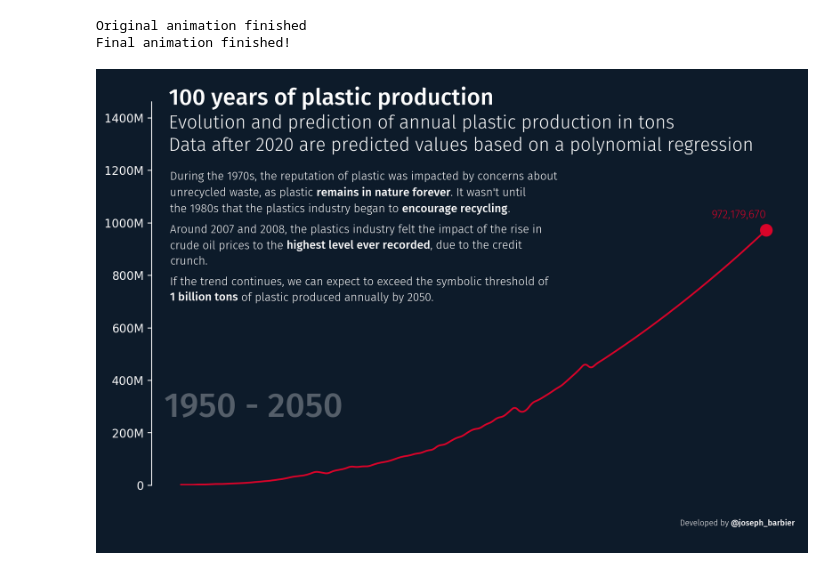
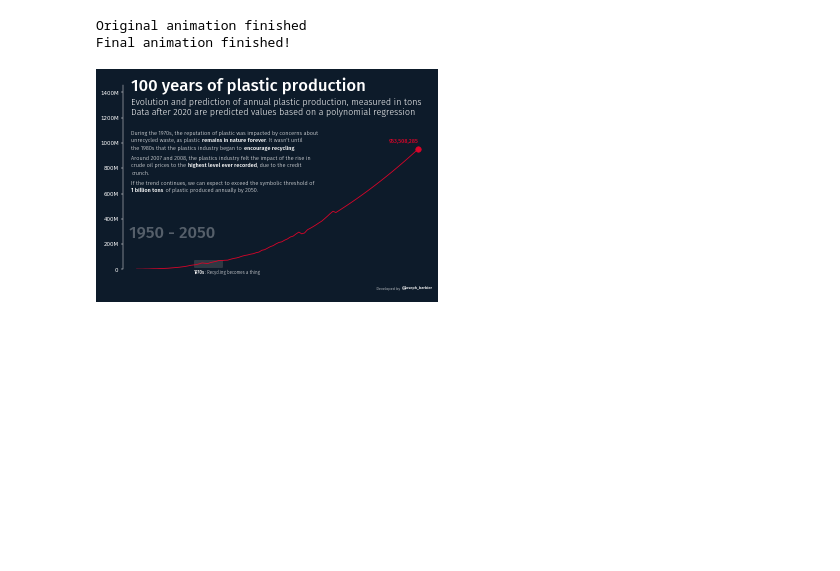
Before and after one commit to JosephBARBIERDARNAL/misc-dataviz, a Jupyter notebook: plastic-pollution/code.ipynb, the cells around one changed output. Drawn from its saved outputs; the diff is of its cells as text; code cells hidden in the pictures; blank space fills up the shorter version.

```diff
--- a/plastic-pollution/code.ipynb
+++ b/plastic-pollution/code.ipynb
@@ -19,7 +19,7 @@ from matplotlib import font_manager
 from matplotlib.font_manager import FontProperties
 
 # parameters
-interpolate = True
+interpolate = False
 interpolate_factor = 10
 
 # pre processing
@@ -86,8 +141,8 @@ def custom_formatter(x, pos):
 background_color = '#0d1b2a'
 text_color = 'white'
 line_color = '#d90429'
-dpi = 200
-initial_duration = 30
+dpi = 40
+initial_duration = 60 # 30
 
 # font
 personal_path = '/Users/josephbarbier/Library/Fonts/'
@@ -111,6 +166,11 @@ ax.set_facecolor(background_color)
 ax.tick_params(axis='y', colors=text_color)
 ax.spines[['left']].set_color(text_color)
 
+# Calculate y-values for the 1970s period
+y_1970s = df.loc[1970:1980, 'plastic-production']
+ymin_1970s = y_1970s.min()
+ymax_1970s = y_1970s.max()
+
 # Update function for the animation
 def update(frame):
 
@@ -125,6 +185,48 @@ def update(frame):
     # create the line chart
     ax.plot(subset_df.index, subset_df['plastic-production'], color=line_color)
     ax.scatter(subset_df.index[-1], subset_df['plastic-production'].values[-1], color=line_color, s=100)
+
+    # highlight the 70s
+    if 1950 + frame >= 1980:
+        rect = ax.axvspan(
+            1970, 1980,
+            ymin=ymin_1970s*0.3 / subset_df['plastic-production'].max(),
+            ymax=ymax_1970s*0.7 / subset_df['plastic-production'].max(),
+            color='grey', alpha=0.3,
+            zorder=-1
+        )
+        ax_text(
+            1970, ymax_1970s*0.05,
+            '<1970s>: Recycling becomes a thing',
+            fontsize=8,
+            color=text_color,
+            ha='left',
+            va='top',
+            font=font,
+            highlight_textprops=[{'font':bold_font}],
+            ax=ax
+        )
+
+    # highlight the 2005-2010 period
+    if 1950 + frame >= 2010:
+        rect = ax.axvspan(
+            2005, 2010,
+            ymin=0.3,
+            ymax=0.7,
+            color='grey', alpha=0.3,
+            zorder=-1
+        )
+        ax_text(
+            2005, ymax_1970s*0.05,
+            '<2007-2008>: Oil prices hit record high',
+            fontsize=8,
+            color=text_color,
+            ha='left',
+            va='top',
+            font=font,
+            highlight_textprops=[{'font':bold_font}],
+            ax=ax
+        )
 
     # annotate the last point
     ax_text(
@@ -163,7 +265,7 @@ def update(frame):
 
     # get text to display at current frame
     total_chars = len(description)
-    effective_frame_count = len(df) - 120 # ends 120 frames before the end
+    effective_frame_count = len(df) - 80 # ends 80 frames before the end
     num_chars = math.ceil(total_chars * (frame / effective_frame_count)) if frame < effective_frame_count else total_chars
     current_description = description[:num_chars]
     current_description = remove_unmatched_lt(current_description)
@@ -174,7 +276,7 @@ def update(frame):
         highlight_textprops = None
     wrapped_text = '\n'.join([textwrap.fill(paragraph, width=75) for paragraph in current_description.split('\n')])
     fig_text(
-        0.147, 0.75,
+        0.147, 0.7,
         wrapped_text,
         ha='left', va='top',
         fontsize=10,
@@ -187,7 +289,7 @@ def update(frame):
     # title
     text = """
     <100 years of plastic production>
-    <Evolution and prediction of annual plastic production in tons>
+    <Evolution and prediction of annual plastic production, measured in tons>
     <Data after 2020 are predicted values based on a polynomial regression>
     """
     fig_text(
@@ -196,7 +298,7 @@ def update(frame):
         ha='left', va='top',
         font=font,
         highlight_textprops=[
-            {'color':text_color, 'fontsize':25, 'font':bold_font},
+            {'color':text_color, 'fontsize':30, 'font':bold_font},
             {'color':text_color, 'fontsize':16},
             {'color':text_color, 'fontsize':16},
         ],
@@ -216,32 +318,32 @@ def update(frame):
         highlight_textprops=[
             {'font':bold_font},
         ],
         fig=fig
     )
 
 # create and save animation
 ani = FuncAnimation(fig, update, frames=len(df))
 ani.save('global-plastics-production.gif', fps=20)
 print('Original animation finished')
 
 
 # get initial frames
 with Image.open('global-plastics-production.gif') as img:
     frames = [frame.copy() for frame in ImageSequence.Iterator(img)]
 
 # set duration of each frame
 for i, frame in enumerate(frames):
     frame_duration = initial_duration
 
     # stay for last date
     if i == len(frames) - 1:
-        frame_duration = 1000
+        frame_duration = 1000 # 10000
     frame.info['duration'] = frame_duration
 
 # Save the modified frames as a new GIF
 frames[0].save('global-plastics-production-modif.gif', save_all=True, append_images=frames[1:], loop=0)
 print('Final animation finished!')
 # %% [output]
 Original animation finished
 Final animation finished!
-[figure, old version]
+[figure, new version]
```
Also changed, not shown: parts of 2 cells of this notebook, 4 other files.
